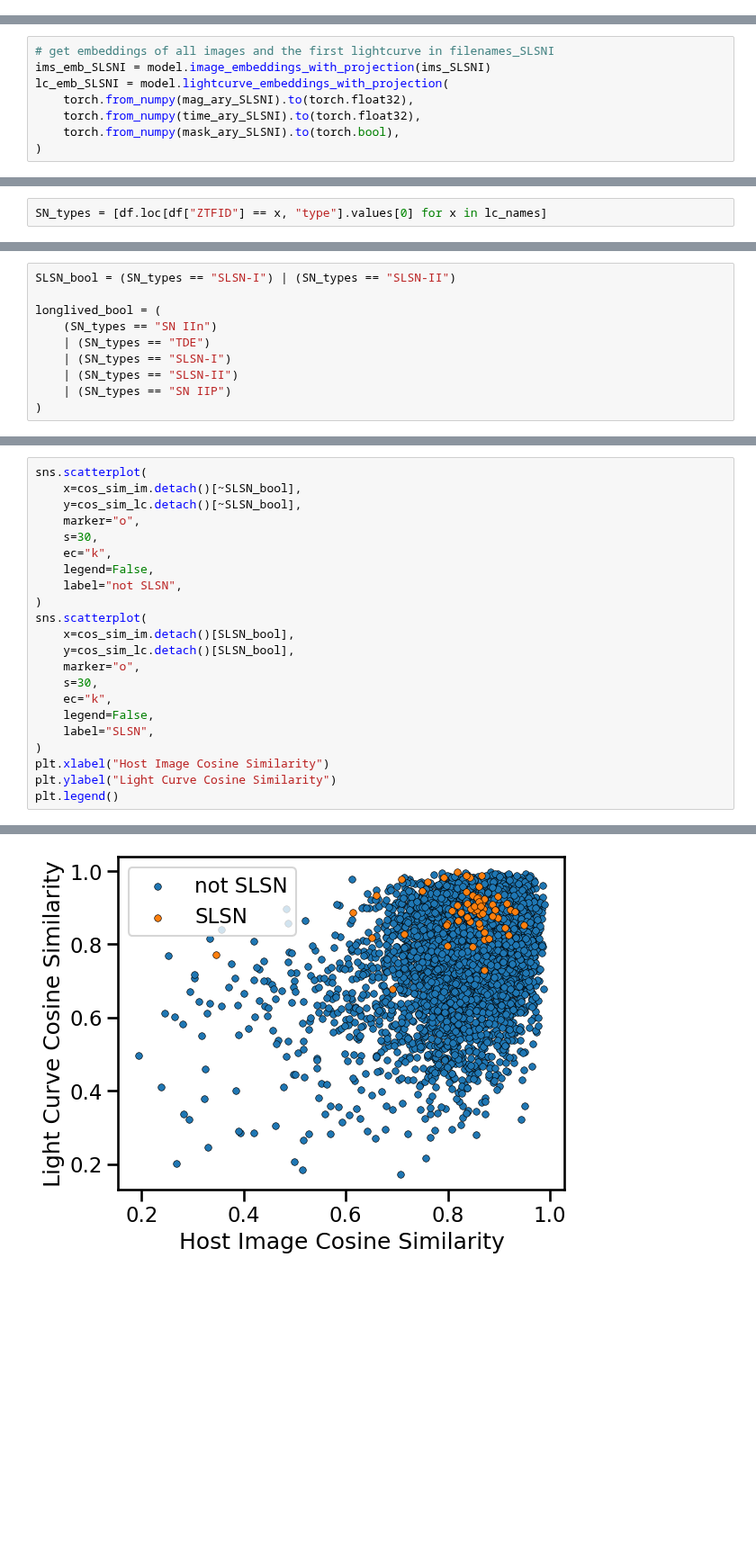
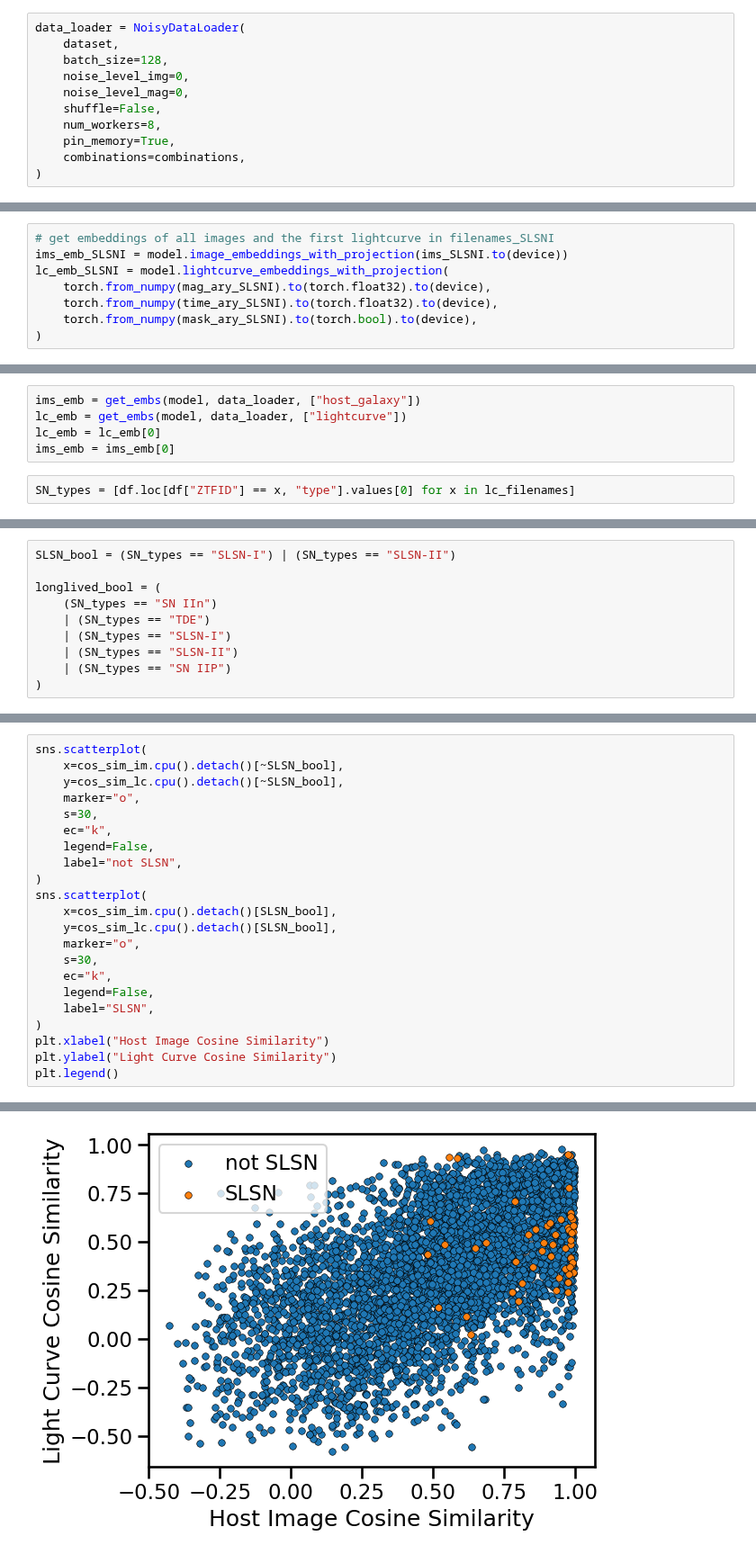
Before and after one commit to ThomasHelfer/multimodal-supernovae, a Jupyter notebook: inference_model.ipynb, the cells around one changed output, grey strips where cells are left out. Shown at 90% size. Cells and saved outputs as stored; diff of their text form; blank space fills up the shorter version.

```diff
--- a/inference_model.ipynb
+++ b/inference_model.ipynb
@@ -211,10 +308,21 @@ model_tri.load_state_dict(
+# %%
+data_loader = NoisyDataLoader(
+    dataset,
+    batch_size=128,
+    noise_level_img=0,
+    noise_level_mag=0,
+    shuffle=False,
+    num_workers=8,
+    pin_memory=True,
+    combinations=combinations,
+)
 # %% [markdown]
 ### Calculate embeddings
 # %%
 # get embeddings of all images and the first lightcurve in filenames_SLSNI
-ims_emb_SLSNI = model.image_embeddings_with_projection(ims_SLSNI)
+ims_emb_SLSNI = model.image_embeddings_with_projection(ims_SLSNI.to(device))
 lc_emb_SLSNI = model.lightcurve_embeddings_with_projection(
-    torch.from_numpy(mag_ary_SLSNI).to(torch.float32),
-    torch.from_numpy(time_ary_SLSNI).to(torch.float32),
-    torch.from_numpy(mask_ary_SLSNI).to(torch.bool),
+    torch.from_numpy(mag_ary_SLSNI).to(torch.float32).to(device),
+    torch.from_numpy(time_ary_SLSNI).to(torch.float32).to(device),
+    torch.from_numpy(mask_ary_SLSNI).to(torch.bool).to(device),
 )
@@ -228,5 +329,10 @@ lc_emb = model.lightcurve_embeddings_with_projection(
+# %%
+ims_emb = get_embs(model, data_loader, ["host_galaxy"])
+lc_emb = get_embs(model, data_loader, ["lightcurve"])
+lc_emb = lc_emb[0]
+ims_emb = ims_emb[0]
 # %%
-SN_types = [df.loc[df["ZTFID"] == x, "type"].values[0] for x in lc_names]
+SN_types = [df.loc[df["ZTFID"] == x, "type"].values[0] for x in lc_filenames]
 # %%
 # get their cosine similarity
 cos_sim_lc = cosine_similarity(lc_emb, lc_emb_SLSNI)
@@ -300,27 +396,27 @@ plt.xlim((0.2, 1));
 # %%
 sns.scatterplot(
-    x=cos_sim_im.detach()[~SLSN_bool],
-    y=cos_sim_lc.detach()[~SLSN_bool],
+    x=cos_sim_im.cpu().detach()[~SLSN_bool],
+    y=cos_sim_lc.cpu().detach()[~SLSN_bool],
     marker="o",
     s=30,
     ec="k",
     legend=False,
     label="not SLSN",
 )
 sns.scatterplot(
-    x=cos_sim_im.detach()[SLSN_bool],
-    y=cos_sim_lc.detach()[SLSN_bool],
+    x=cos_sim_im.cpu().detach()[SLSN_bool],
+    y=cos_sim_lc.cpu().detach()[SLSN_bool],
     marker="o",
     s=30,
     ec="k",
     legend=False,
     label="SLSN",
 )
 plt.xlabel("Host Image Cosine Similarity")
 plt.ylabel("Light Curve Cosine Similarity")
 plt.legend()
 # %% [output]
 <matplotlib.legend.Legend at 0x...>
-[figure, old version]
+[figure, new version]
 # %%
 sns.scatterplot(
```
Also changed, not shown: parts of 27 cells of this notebook.
